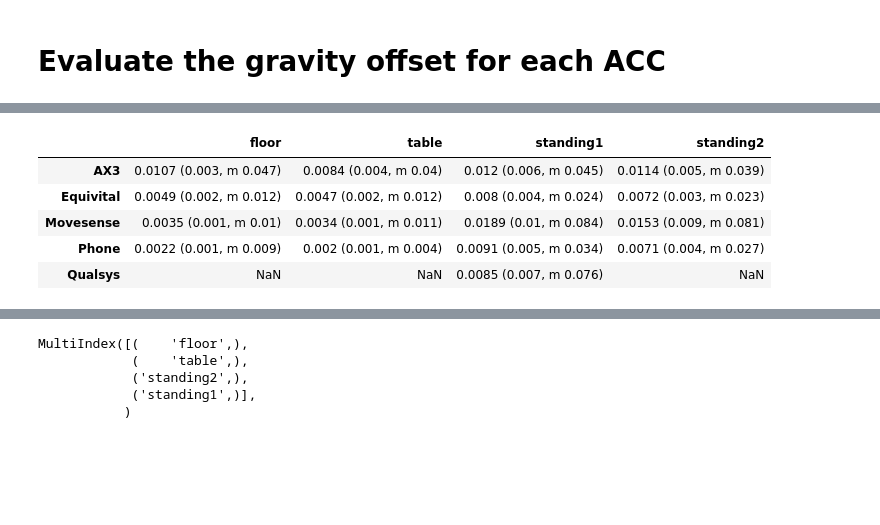
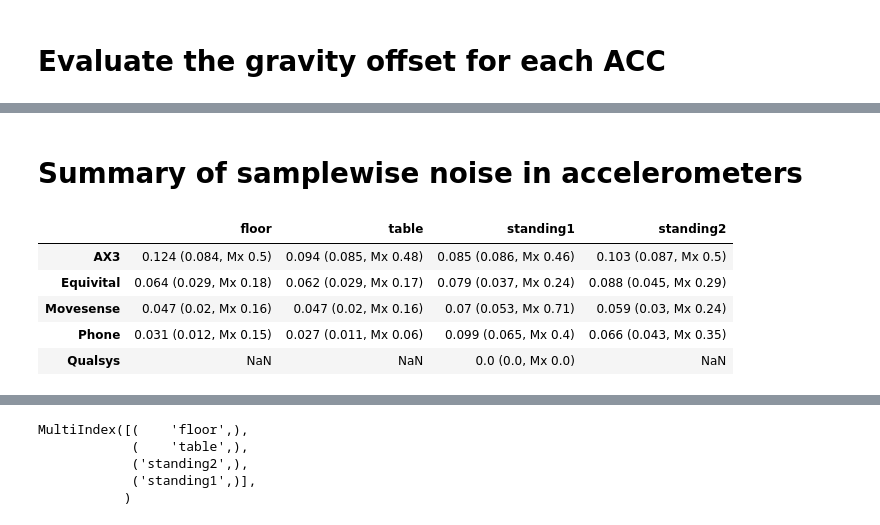
Before and after one commit to finn42/StillStanding_Sensors, a Jupyter notebook: Compare_Measures.ipynb, the cells around one changed output, grey strips where cells are left out. Saved outputs shown, nothing was run; the diff lists cells and outputs as text; code cells hidden in the pictures; blank space fills up the shorter version.

```diff
--- a/Compare_Measures.ipynb
+++ b/Compare_Measures.ipynb
@@ -214,4 +212,6 @@ There is sadly no way to extend this estimate the qualisys measurements. A preli
 # %%
 # from the floor measurements get estimate of gravity constant in the devices units
+# The acceleration of gravity in Canada at latitude 60 degrees is approximately 9.818 m/s2, oslo is near 60
 # this is used to linearly scale all the clips.
-grav_factor = {'Movesense':9.743707, 'Equivital':976.849969, 'Qualsys':9.8, 'AX3':1.010485, 'Phone':1.006048}
+grav = 9.818 # m/s^2
+correction_factor = {'Movesense':9.743707, 'Equivital':976.849969, 'Qualsys':grav*1000, 'AX3':1.010485, 'Phone':1.006048}
@@ -217,0 +232,6 @@ grav_factor = {'Movesense':9.743707, 'Equivital':976.849969, 'Qualsys':9.8, 'AX3
+# %%
+condition = 'standing1'
+time_int=Time_segments[condition]
+s_time = pd.to_datetime(time_int[0])
+e_time = pd.to_datetime(time_int[1])
+[s_time,e_time]
@@ -217,0 +261,3 @@ grav_factor = {'Movesense':9.743707, 'Equivital':976.849969, 'Qualsys':9.8, 'AX3
+# %%
+clip = seg_sens['Qualsys']
+clip
@@ -227,19 +354,29 @@ for condition in Time_segments.keys():
             start_time = row['StartTime'].tz_convert("UTC")
             df = pd.read_csv(row['FullLoc'],index_col=0)
             df['DateTime'] = start_time + pd.to_timedelta(df['Time'],unit ='s')
+            df['Timestep'] = df['Time'].diff()
             df.set_index(df['DateTime'],inplace=True,drop=True)
             cols = df.columns
+
             X = df.loc[df.index>s_time,:].copy()
             X = X.loc[X.index<e_time,:].copy()
-            seg_sens[row['Sensor']] = X.loc[:,['X', 'Y', 'Z']].copy()/grav_factor[row['Sensor']]
+            Y = grav* X.loc[:,['X', 'Y', 'Z']].copy()/correction_factor[row['Sensor']]
+            Y['Disp'] = np.sqrt(np.square(Y.diff()).sum(axis=1))
+            Y['Time'] = X['Time']
+            Y['Timestep'] = X['Timestep']
+            Y['jerk'] = Y['Disp']/Y['Timestep']
+            seg_sens[row['Sensor']] = Y.copy()
 
     k=[]
     fig = plt.figure(figsize=(12,4))
-    for sensor in ['AX3','Equivital','Movesense','Phone']: #seg_sens.keys():
+    for sensor in ['AX3','Equivital','Movesense','Phone']: #,'Qualsys' seg_sens.keys():
         clip = seg_sens[sensor]
-        qom = np.sqrt(np.square(clip - clip.mean()).sum(axis=1))
+        #qom = np.sqrt(np.square(clip - clip.mean()).sum(axis=1))
+        qom = np.sqrt(np.square(clip.loc[:,['X', 'Y', 'Z']].diff()).sum(axis=1))#/clip['Timestep']
+        if sensor == 'Qualsys':
+            qom = np.sqrt(np.square(clip.diff().diff().diff()).sum(axis=1))
         seg_dets={'Signal':sensor,
-                  'Hz':1/pd.Series(clip.index).diff().mean().total_seconds(),
+                  'Hz':1/pd.Series(clip.index).diff().median().total_seconds(),
                   'QoM Mean': qom.mean(),
                   'QoM STD': qom.std(),
                   'QoM Max': qom.max(), #np.sqrt(np.square(clip - clip.mean()).sum(axis=1)).max(),
@@ -251,8 +388,8 @@ for condition in Time_segments.keys():
         k.append(seg_dets)
     plt.legend()
     plt.title(condition)
-    plt.ylim([0,0.08])
-    plt.savefig(condition+'_standardized_qom.eps',format = 'eps',bbox_inches = 'tight',dpi = 300)
+    plt.ylim([0,0.8])
+    plt.savefig('./plots/'+condition+'_standardized_qom.eps',format = 'eps',bbox_inches = 'tight',dpi = 300)
     plt.show()
 
     df_segStats=pd.DataFrame(data=k) #.sort_values('StartTime').reset_index(drop=True)
@@ -325,35 +469,37 @@ The PostScript backend does not support transparency; partially transparent arti
+# %% [markdown]
+# Summary of samplewise noise in accelerometers
 # %%
 df_stats = pd.DataFrame(index = ['AX3','Equivital', 'Movesense', 'Phone'],columns = ['floor','table','standing1','standing2'])
 
 for condition in Time_segments.keys():
     time_int=Time_segments[condition]
     s_time = pd.to_datetime(time_int[0])
     e_time = pd.to_datetime(time_int[1])
 
     seg_sens = {}
     for i,row in df_files.iterrows():
         if row['UTCstartTime']<s_time and row['UTCendTime']>e_time:
             start_time = row['StartTime'].tz_convert("UTC")
             df = pd.read_csv(row['FullLoc'],index_col=0)
             df['DateTime'] = start_time + pd.to_timedelta(df['Time'],unit ='s')
             df.set_index(df['DateTime'],inplace=True,drop=True)
             cols = df.columns
             X = df.loc[df.index>s_time,:].copy()
             X = X.loc[X.index<e_time,:].copy()
-            clip = X.loc[:,['X', 'Y', 'Z']].copy()/grav_factor[row['Sensor']]
-            qom = np.sqrt(np.square(clip - clip.mean()).sum(axis=1))
+            clip = grav* X.loc[:,['X', 'Y', 'Z']].copy()/correction_factor[row['Sensor']]
+            qom = np.sqrt(np.square(clip.diff()).sum(axis=1)) #np.sqrt(np.square(clip - clip.mean()).sum(axis=1))
             st = qom.mean()
 
-            df_stats.loc[row['Sensor'],condition] = str(np.round(qom.mean(),4)) + ' ('+str(np.round(qom.std(),3))+', m '+str(np.round(qom.max(),3))+')'
+            df_stats.loc[row['Sensor'],condition] = str(np.round(qom.mean(),3)) + ' ('+str(np.round(qom.std(),3))+', Mx '+str(np.round(qom.max(),2))+')'
 
 df_stats
 # %% [output]
 |  | floor | table | standing1 | standing2 |
-| AX3 | 0.0107 (0.003, m 0.047) | 0.0084 (0.004, m 0.04) | 0.012 (0.006, m 0.045) | 0.0114 (0.005, m 0.039) |
-| Equivital | 0.0049 (0.002, m 0.012) | 0.0047 (0.002, m 0.012) | 0.008 (0.004, m 0.024) | 0.0072 (0.003, m 0.023) |
-| Movesense | 0.0035 (0.001, m 0.01) | 0.0034 (0.001, m 0.011) | 0.0189 (0.01, m 0.084) | 0.0153 (0.009, m 0.081) |
-| Phone | 0.0022 (0.001, m 0.009) | 0.002 (0.001, m 0.004) | 0.0091 (0.005, m 0.034) | 0.0071 (0.004, m 0.027) |
-| Qualsys | NaN | NaN | 0.0085 (0.007, m 0.076) | NaN |
+| AX3 | 0.124 (0.084, Mx 0.5) | 0.094 (0.085, Mx 0.48) | 0.085 (0.086, Mx 0.46) | 0.103 (0.087, Mx 0.5) |
+| Equivital | 0.064 (0.029, Mx 0.18) | 0.062 (0.029, Mx 0.17) | 0.079 (0.037, Mx 0.24) | 0.088 (0.045, Mx 0.29) |
+| Movesense | 0.047 (0.02, Mx 0.16) | 0.047 (0.02, Mx 0.16) | 0.07 (0.053, Mx 0.71) | 0.059 (0.03, Mx 0.24) |
+| Phone | 0.031 (0.012, Mx 0.15) | 0.027 (0.011, Mx 0.06) | 0.099 (0.065, Mx 0.4) | 0.066 (0.043, Mx 0.35) |
+| Qualsys | NaN | NaN | 0.0 (0.0, Mx 0.0) | NaN |
 # %%
 print(df_stats.to_latex())
 # %% [output]
```
Also changed, not shown: parts of 18 cells of this notebook, 4 other files.
